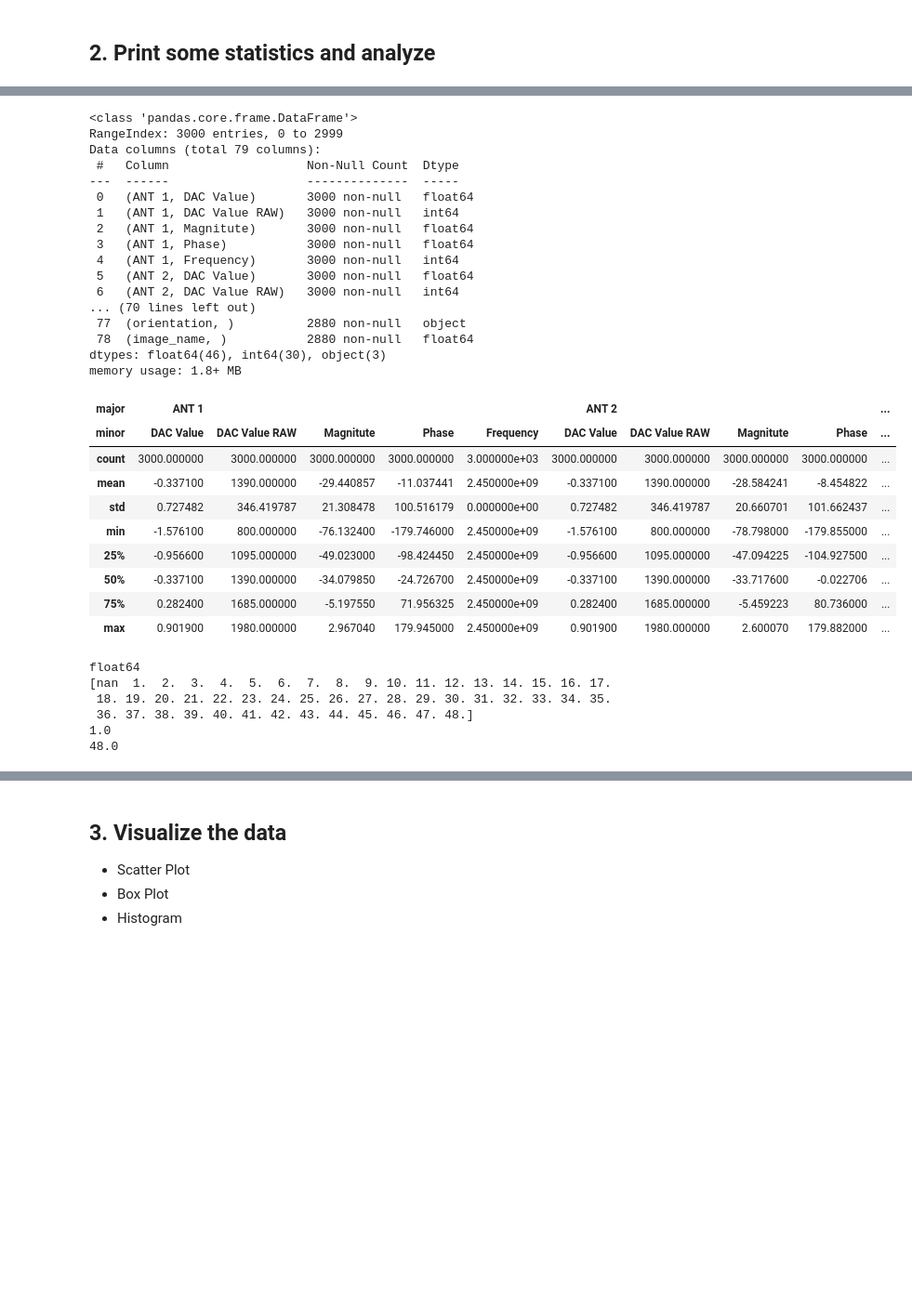
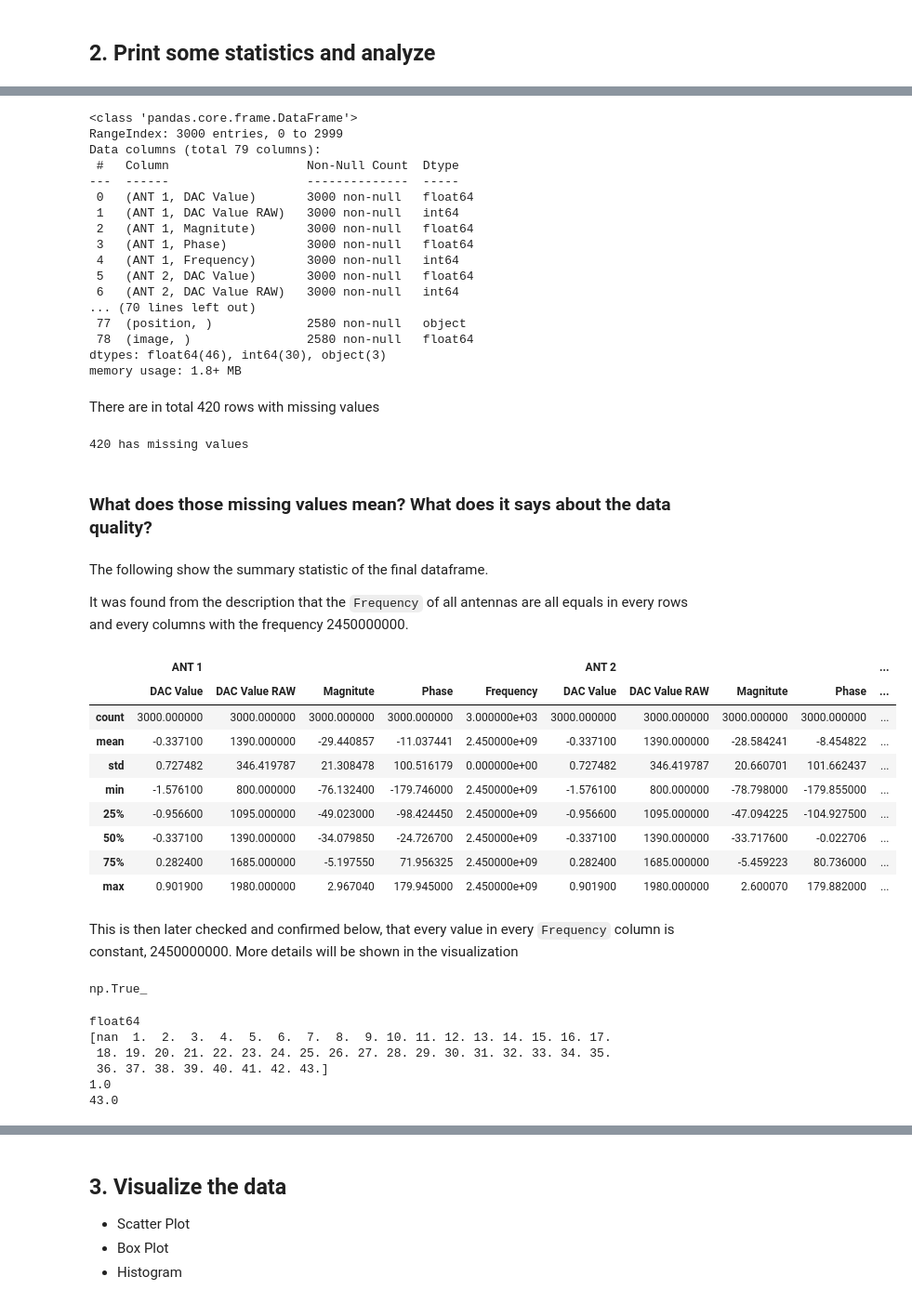
Before and after one commit to yhfrds/data-science-and-machine-learning-1, a Jupyter notebook: Lab 1/DS_ML_I_P1b.ipynb, the cells around one changed output, grey strips where cells are left out. Shown at 93% size. Cells and saved outputs as stored; diff of their text form; code cells hidden in the pictures; blank space fills up the shorter version.

```diff
--- a/Lab 1/DS_ML_I_P1b.ipynb
+++ b/Lab 1/DS_ML_I_P1b.ipynb
@@ -73,0 +66,9 @@ oi = oi.set_index('filename')
+# %%
+df_p = pd.read_excel("P1b/Messprotokoll_18_04_2023_open_V1.xlsx", skiprows=6, usecols="C:H").rename(columns={
+    "Messung": "measurement",
+    "Gegenstand": "object",
+    "Postion": "position",
+    "Dateienname ": "filename",
+    "Bild ": "image",
+    "Anmerkungen": "comments"
+})
@@ -73,0 +77,3 @@ oi = oi.set_index('filename')
+# %%
+df_p['filename'] = df_p['filename'].astype(str).str.strip()
+df_p = df_p.set_index('filename')
@@ -74,9 +83,11 @@ oi = oi.set_index('filename')
 # %%
-df_measurement['filename'] = df_measurement['filename'].astype(str).str.strip()
+df_m['filename'] = df_m['filename'].astype(str).str.strip()
 
-df_measurement['object'] = df_measurement['filename'].map(oi['object'])
-df_measurement['orientation'] = df_measurement['filename'].map(oi['position'])
-df_measurement['image_name'] = df_measurement['filename'].map(oi['picture'])
+df_m['object'] = df_m['filename'].map(df_p['object'])
+df_m['position'] = df_m['filename'].map(df_p['position'])
+df_m['image'] = df_m['filename'].map(df_p['image'])
+# %%
+df = df_m
 # %% [markdown]
 ## 2. Print some statistics and analyze
 # %% [markdown]
@@ -87,5 +99,5 @@ df_measurement['image_name'] = df_measurement['filename'].map(oi['picture'])
 # %%
-df_measurement.info()
+df.info()
 # %% [output]
 <class 'pandas.core.frame.DataFrame'>
 RangeIndex: 3000 entries, 0 to 2999
@@ -100,15 +112,28 @@ Data columns (total 79 columns):
  5   (ANT 2, DAC Value)       3000 non-null   float64
  6   (ANT 2, DAC Value RAW)   3000 non-null   int64
 ... (70 lines left out)
- 77  (orientation, )          2880 non-null   object
- 78  (image_name, )           2880 non-null   float64
+ 77  (position, )             2580 non-null   object
+ 78  (image, )                2580 non-null   float64
 dtypes: float64(46), int64(30), object(3)
 memory usage: 1.8+ MB
+# %% [markdown]
+There are in total 420 rows with missing values
+# %%
+rows_with_missing_values = df[df.isna().any(axis=1)]
+print(f"{len(rows_with_missing_values)} has missing values")
+# %% [output]
+420 has missing values
+# %% [markdown]
+### What does those missing values mean? What does it says about the data quality?
+# %% [markdown]
+The following show the summary statistic of the final dataframe.
+
+It was found from the description that the `Frequency` of all antennas are all equals in every rows and every columns with the frequency 2450000000.
 # %%
-df_measurement.describe()
+df.describe()
 # %% [output]
-| major | ANT 1 |  |  |  |  | ANT 2 |  |  |  | ... |
-| minor | DAC Value | DAC Value RAW | Magnitute | Phase | Frequency | DAC Value | DAC Value RAW | Magnitute | Phase | ... |
+|  | ANT 1 |  |  |  |  | ANT 2 |  |  |  | ... |
+|  | DAC Value | DAC Value RAW | Magnitute | Phase | Frequency | DAC Value | DAC Value RAW | Magnitute | Phase | ... |
 | count | 3000.000000 | 3000.000000 | 3000.000000 | 3000.000000 | 3.000000e+03 | 3000.000000 | 3000.000000 | 3000.000000 | 3000.000000 | ... |
 | mean | -0.337100 | 1390.000000 | -29.440857 | -11.037441 | 2.450000e+09 | -0.337100 | 1390.000000 | -28.584241 | -8.454822 | ... |
 | std | 0.727482 | 346.419787 | 21.308478 | 100.516179 | 0.000000e+00 | 0.727482 | 346.419787 | 20.660701 | 101.662437 | ... |
@@ -117,15 +142,22 @@ df_measurement.describe()
 | 50% | -0.337100 | 1390.000000 | -34.079850 | -24.726700 | 2.450000e+09 | -0.337100 | 1390.000000 | -33.717600 | -0.022706 | ... |
 | 75% | 0.282400 | 1685.000000 | -5.197550 | 71.956325 | 2.450000e+09 | 0.282400 | 1685.000000 | -5.459223 | 80.736000 | ... |
 | max | 0.901900 | 1980.000000 | 2.967040 | 179.945000 | 2.450000e+09 | 0.901900 | 1980.000000 | 2.600070 | 179.882000 | ... |
+# %% [markdown]
+This is then later checked and confirmed below, that every value in every `Frequency` column is constant, 2450000000. More details will be shown in the visualization
+# %%
+freq_columns = df.xs('Frequency', axis=1, level=1)
+(freq_columns == 2450000000).all(axis=None)
+# %% [output]
+np.True_
 # %%
-print(df_measurement['image_name'].dtype)
-print(df_measurement['image_name'].unique())
-print(df_measurement['image_name'].min())
-print(df_measurement['image_name'].max())
+print(df['image'].dtype)
+print(df['image'].unique())
+print(df['image'].min())
+print(df['image'].max())
 # %% [output]
 float64
 [nan  1.  2.  3.  4.  5.  6.  7.  8.  9. 10. 11. 12. 13. 14. 15. 16. 17.
  18. 19. 20. 21. 22. 23. 24. 25. 26. 27. 28. 29. 30. 31. 32. 33. 34. 35.
- 36. 37. 38. 39. 40. 41. 42. 43. 44. 45. 46. 47. 48.]
+ 36. 37. 38. 39. 40. 41. 42. 43.]
 1.0
-48.0
+43.0
```
Also changed, not shown: parts of 20 cells of this notebook, 2 other files.
